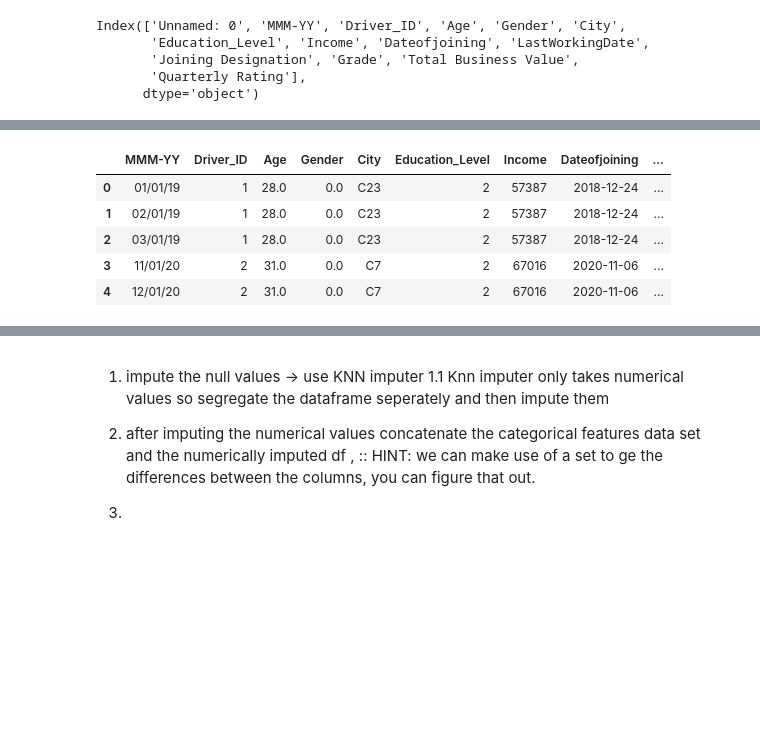
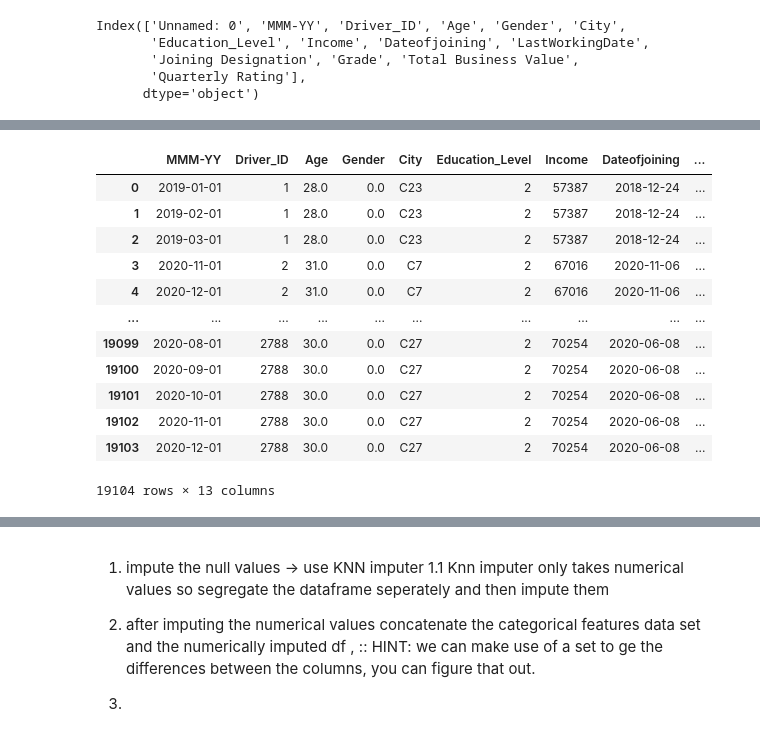
Before and after one commit to Demon-Sheriff/Linear-Alg_ML_fs, a Jupyter notebook: OLA_case_study.ipynb, the cells around one changed output, grey strips where cells are left out. Saved outputs shown, nothing was run; the diff lists cells and outputs as text; code cells hidden in the pictures; blank space fills up the shorter version.

```diff
--- a/OLA_case_study.ipynb
+++ b/OLA_case_study.ipynb
@@ -46,4 +46,4 @@ memory usage: 2.0+ MB
 data = data.drop(columns=['Unnamed: 0'])
 # %%
 data['Dateofjoining'] = pd.to_datetime(data['Dateofjoining'])
-data['Dateofjoining'] = pd.to_datetime(data['Dateofjoining'])
+data['MMM-YY'] = pd.to_datetime(data['MMM-YY'])
@@ -50,9 +73,16 @@ data['Dateofjoining'] = pd.to_datetime(data['Dateofjoining'])
 # %%
-data.head()
+data
 # %% [output]
 |  | MMM-YY | Driver_ID | Age | Gender | City | Education_Level | Income | Dateofjoining | ... |
-| 0 | 01/01/19 | 1 | 28.0 | 0.0 | C23 | 2 | 57387 | 2018-12-24 | ... |
-| 1 | 02/01/19 | 1 | 28.0 | 0.0 | C23 | 2 | 57387 | 2018-12-24 | ... |
-| 2 | 03/01/19 | 1 | 28.0 | 0.0 | C23 | 2 | 57387 | 2018-12-24 | ... |
-| 3 | 11/01/20 | 2 | 31.0 | 0.0 | C7 | 2 | 67016 | 2020-11-06 | ... |
-| 4 | 12/01/20 | 2 | 31.0 | 0.0 | C7 | 2 | 67016 | 2020-11-06 | ... |
+| 0 | 2019-01-01 | 1 | 28.0 | 0.0 | C23 | 2 | 57387 | 2018-12-24 | ... |
+| 1 | 2019-02-01 | 1 | 28.0 | 0.0 | C23 | 2 | 57387 | 2018-12-24 | ... |
+| 2 | 2019-03-01 | 1 | 28.0 | 0.0 | C23 | 2 | 57387 | 2018-12-24 | ... |
+| 3 | 2020-11-01 | 2 | 31.0 | 0.0 | C7 | 2 | 67016 | 2020-11-06 | ... |
+| 4 | 2020-12-01 | 2 | 31.0 | 0.0 | C7 | 2 | 67016 | 2020-11-06 | ... |
+| ... | ... | ... | ... | ... | ... | ... | ... | ... | ... |
+| 19099 | 2020-08-01 | 2788 | 30.0 | 0.0 | C27 | 2 | 70254 | 2020-06-08 | ... |
+| 19100 | 2020-09-01 | 2788 | 30.0 | 0.0 | C27 | 2 | 70254 | 2020-06-08 | ... |
+| 19101 | 2020-10-01 | 2788 | 30.0 | 0.0 | C27 | 2 | 70254 | 2020-06-08 | ... |
+| 19102 | 2020-11-01 | 2788 | 30.0 | 0.0 | C27 | 2 | 70254 | 2020-06-08 | ... |
+| 19103 | 2020-12-01 | 2788 | 30.0 | 0.0 | C27 | 2 | 70254 | 2020-06-08 | ... |
+19104 rows × 13 columns
```
Also changed, not shown: parts of 82 cells of this notebook.
